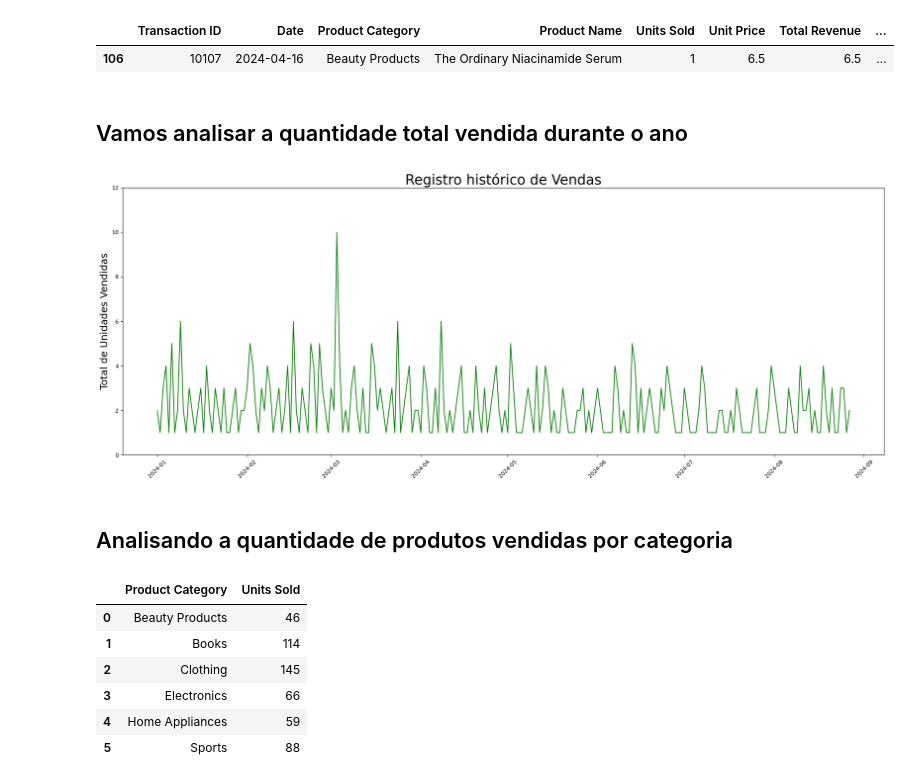
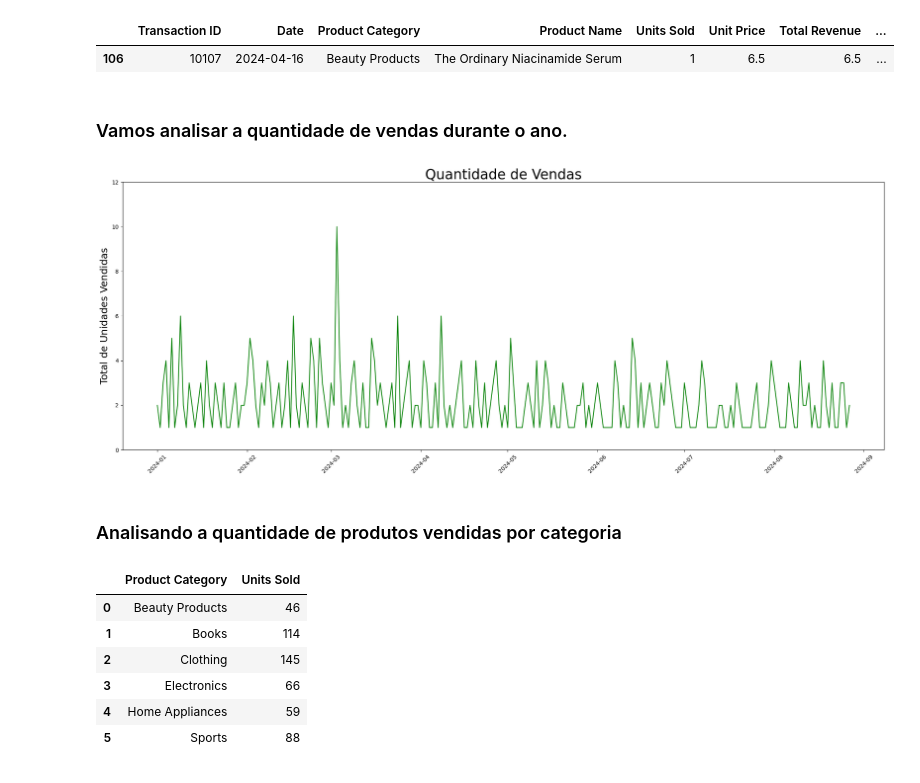
Before and after one commit to RichardHra2023/Projeto-Vendas-Online, a Jupyter notebook: Projeto Vendas Online.ipynb, the cells around one changed output. Saved outputs shown, nothing was run; the diff lists cells and outputs as text; code cells hidden in the pictures.

```diff
--- a/Projeto Vendas Online.ipynb
+++ b/Projeto Vendas Online.ipynb
@@ -216,24 +215,24 @@ produto_mais_barato_df
 |  | Transaction ID | Date | Product Category | Product Name | Units Sold | Unit Price | Total Revenue | ... |
 | 106 | 10107 | 2024-04-16 | Beauty Products | The Ordinary Niacinamide Serum | 1 | 6.5 | 6.5 | ... |
 # %% [markdown]
-## Vamos analisar a quantidade total vendida durante o ano
+### Vamos analisar a quantidade de vendas durante o ano.
 # %%
 # Criando o gráfico de linhas
 plt.figure(figsize=(20, 8))
 plt.plot(df['Date'], df['Units Sold'], color='green')
 
 # Configurando os rótulos e o título
 plt.xlabel('')
 plt.ylabel('Total de Unidades Vendidas', size = 18)
-plt.title('Registro histórico de Vendas', size = 25)
+plt.title('Quantidade de Vendas', size = 25)
 plt.xticks(rotation=45)
 plt.ylim(0, 12)
 plt.tight_layout()
 plt.show()
 # %% [output]
-[figure, old version]
+[figure, new version]
 # %% [markdown]
-## Analisando a quantidade de produtos vendidas por categoria
+### Analisando a quantidade de produtos vendidas por categoria
 # %%
 total_vendido_por_categoria = df.groupby('Product Category')['Units Sold'].sum().reset_index()
 # %%
```
Also changed, not shown: parts of 17 cells of this notebook.
